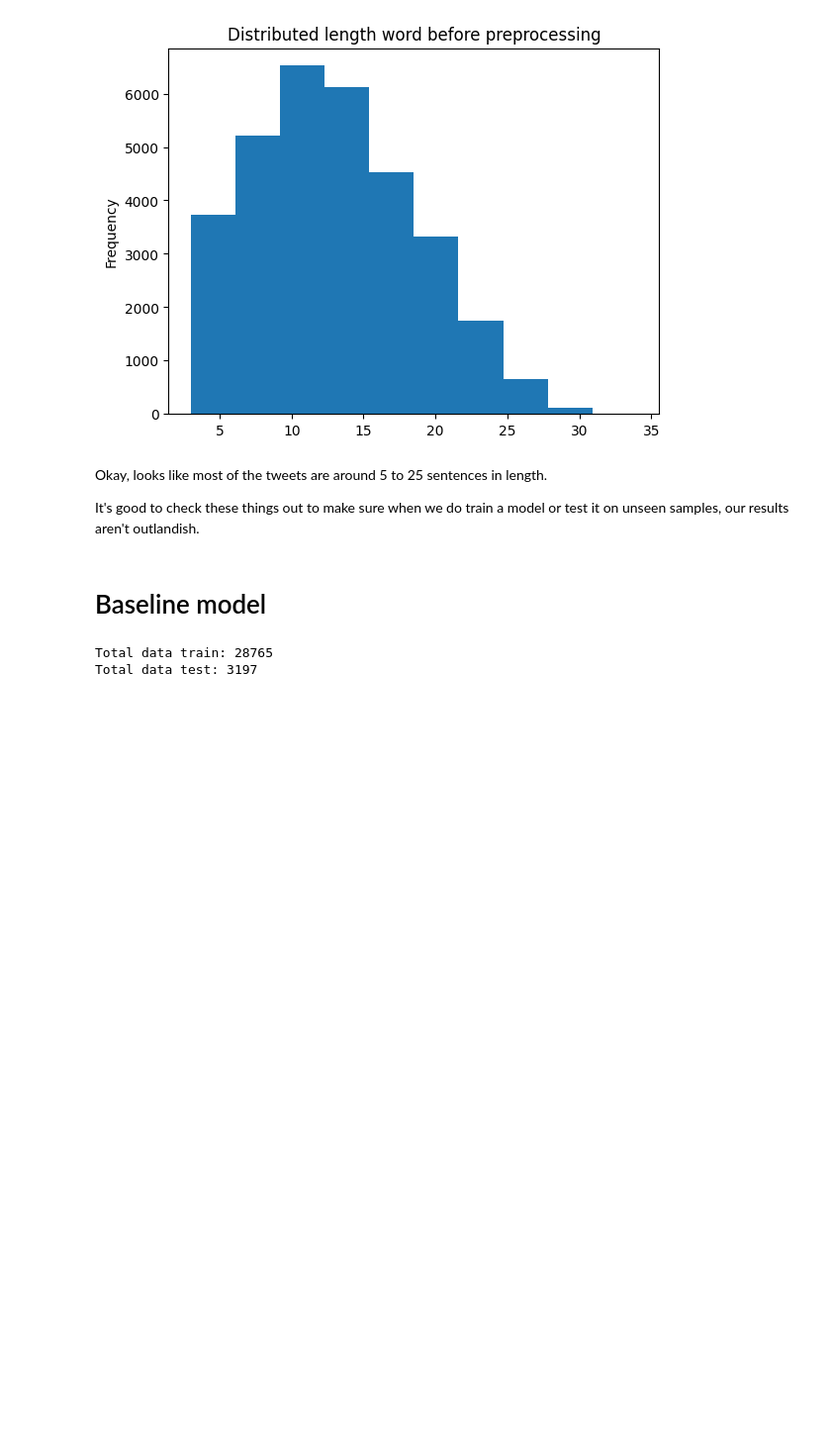
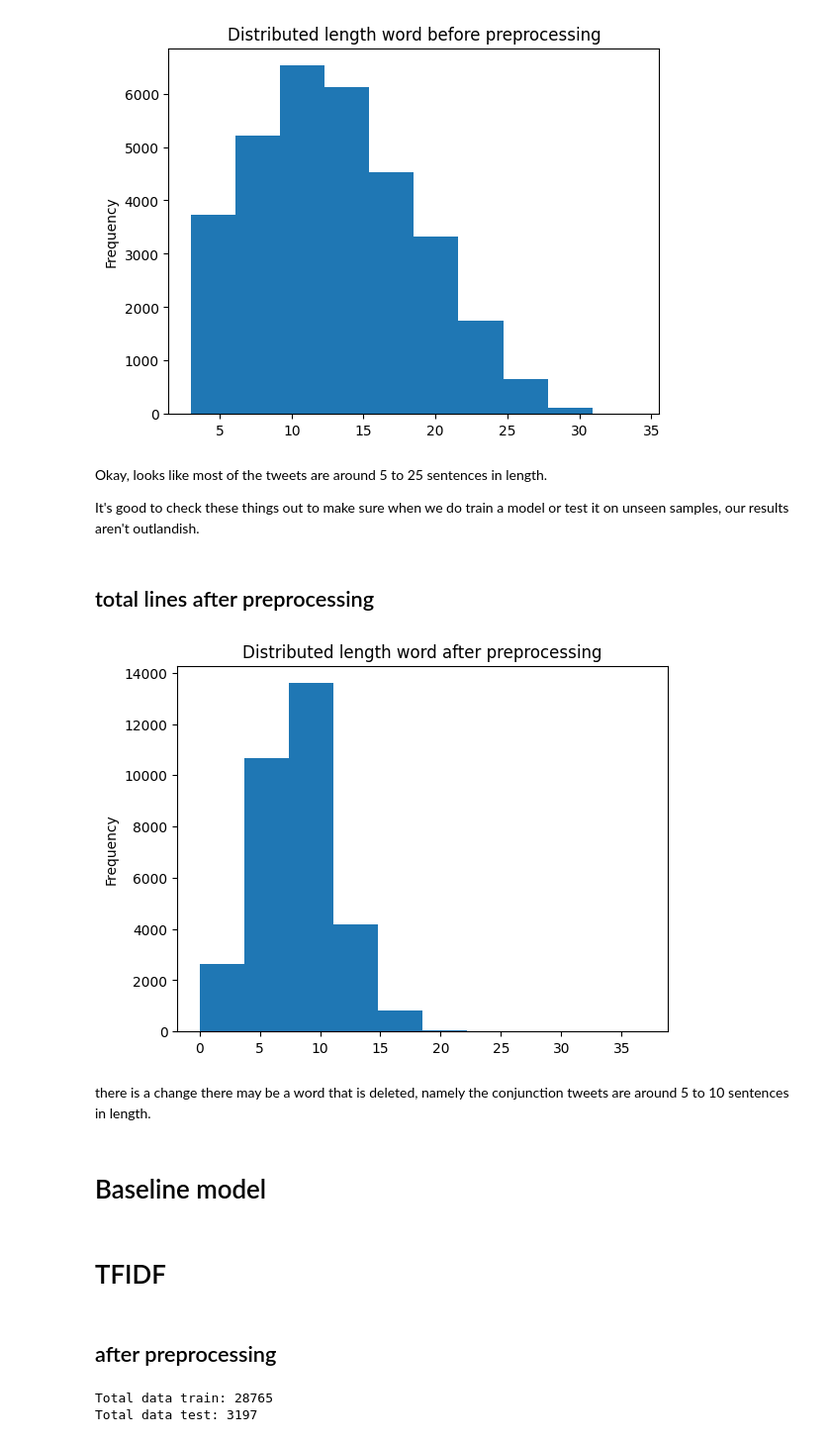
Before and after one commit to ackermanjayjay/Detection-tweets-hate-speech, a Jupyter notebook: Tweets_hate_speech.ipynb, the cells around one changed output. Shown at 99% size. Saved outputs shown, nothing was run; the diff lists cells and outputs as text; code cells hidden in the pictures; blank space fills up the shorter version.

```diff
--- a/Tweets_hate_speech.ipynb
+++ b/Tweets_hate_speech.ipynb
@@ -178,5 +345,19 @@ plt.show()
 Okay, looks like most of the tweets are around 5 to 25 sentences in length.
 
 It's good to check these things out to make sure when we do train a model or test it on unseen samples, our results aren't outlandish.
+# %% [markdown]
+## total lines after preprocessing
+# %%
+data_train_df['total_lines_after_preprocess']=data_train_df['clean_text_tweet'].apply(lambda n : len(n.split()))
+# %%
+data_train_df['total_lines_after_preprocess'].plot.hist();
+plt.title("Distributed length word after preprocessing")
+plt.show()
+# %% [output]
+[figure, added]
+# %% [markdown]
+there is a change there may be a word that is deleted, namely the conjunction tweets are around 5 to 10 sentences in length.
 # %% [markdown]
 # Baseline model
+# %% [markdown]
+# TFIDF
@@ -183 +366,3 @@ It's good to check these things out to make sure when we do train a model or tes
+# %% [markdown]
+## after preprocessing
 # %%
```
Also changed, not shown: parts of 119 cells of this notebook.
